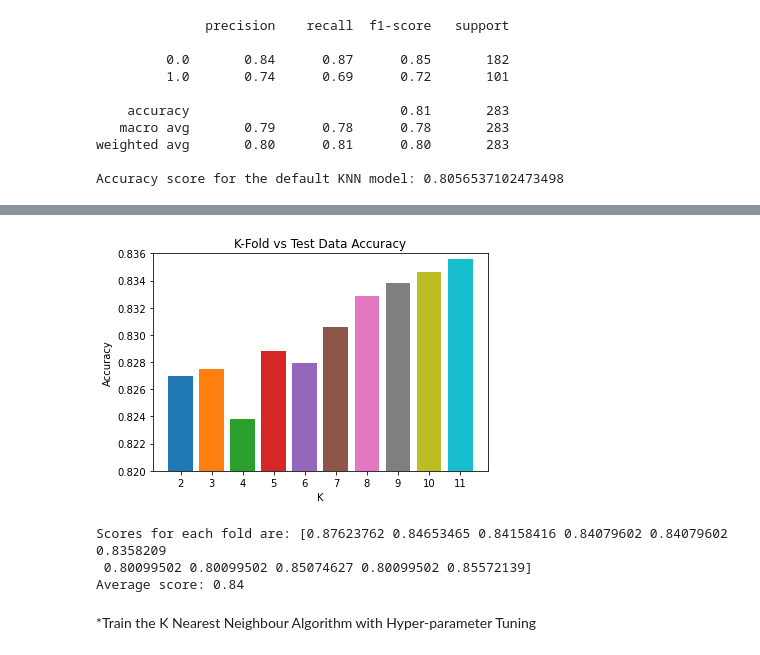
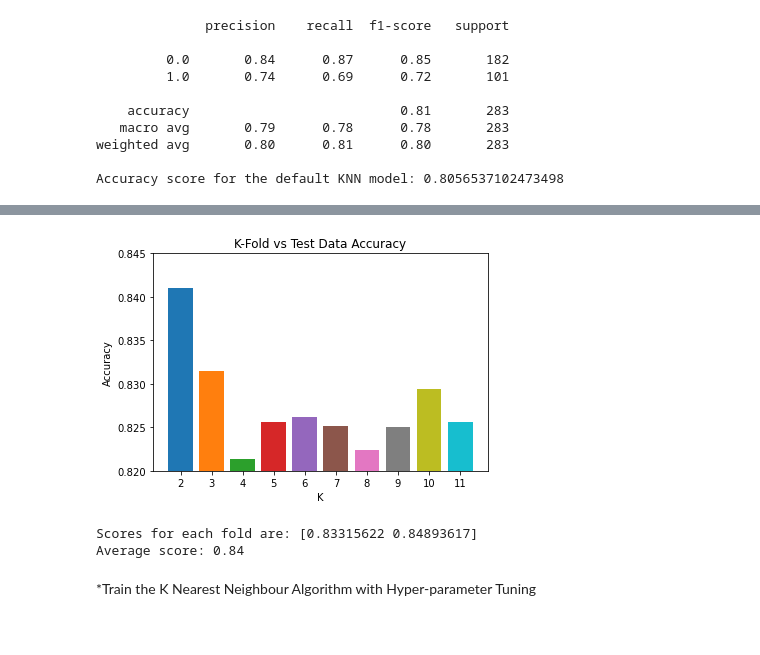
Before and after one commit to blueriver212/Crime_Prediction_ML, a Jupyter notebook: IB_FINAL.ipynb, the cells around one changed output, grey strips where cells are left out. Cells and saved outputs as stored; diff of their text form; code cells hidden in the pictures.

```diff
--- a/IB_FINAL.ipynb
+++ b/IB_FINAL.ipynb
@@ -17,6 +30,8 @@ However, issues with memory complexity of storing all training instances and ris
 # %%
-# Split data
-x_train, x_test, y_train, y_test = train_test_split(x_train, y_train, test_size=0.15, random_state=42)
+# Split data and reset x & y to training data for k-fold
+x = x_train
+y = y_train
+x_train, x_test, y_train, y_test = train_test_split(x, y, test_size=0.15, random_state=42)
 
 # Set classes based on classification complexity decided in pre-processing
 classes = {'LowCrime': 0, 'HighCrime': 1}
@@ -173,5 +197,5 @@ plt.show()
 # %%
-kf =KFold(n_splits=11, shuffle=True, random_state=42)
+kf =KFold(n_splits=3, shuffle=True, random_state=42)
 score = cross_val_score(SVC, x, y, cv= kf, scoring="accuracy")
 print(f'Scores for each fold are: {score}')
 print(f'Average score: {"{:.2f}".format(score.mean())}')
@@ -206,31 +240,28 @@ Accuracy score for the default KNN model: 0.8056537102473498
 # %%
 kfold_scores = {}
 for i in range(2,12):
     kf =KFold(n_splits=i, shuffle=True, random_state=42)
     score = cross_val_score(default_KNN_model, x, y, cv= kf, scoring="accuracy")
-    #print(f'Scores for each fold are: {score}')
-    #print(f'Number of folds = {i} Average score: {"{:.2f}".format(score.mean())}')
     res = {str(i): score.mean()}
     kfold_scores.update(res)
 
 for key in kfold_scores:
     plt.bar([key], kfold_scores[key], label=key)
 
 plt.title('K-Fold vs Test Data Accuracy')
 plt.xlabel('K')
 plt.ylabel('Accuracy')
-plt.ylim(0.82, 0.836)
+plt.ylim(0.82, 0.845)
 plt.show()
 # %% [output]
-[figure, old version]
+[figure, new version]
 # %%
-kf =KFold(n_splits=11, shuffle=True, random_state=42)
+kf =KFold(n_splits=2, shuffle=True, random_state=42)
 score = cross_val_score(default_KNN_model, x, y, cv= kf, scoring="accuracy")
 print(f'Scores for each fold are: {score}')
 print(f'Average score: {"{:.2f}".format(score.mean())}')
 # %% [output]
-Scores for each fold are: [0.87623762 0.84653465 0.84158416 0.84079602 0.84079602 0.8358209
- 0.80099502 0.80099502 0.85074627 0.80099502 0.85572139]
+Scores for each fold are: [0.83315622 0.84893617]
 Average score: 0.84
 # %% [markdown]
 *Train the K Nearest Neighbour Algorithm with Hyper-parameter Tuning
```
Also changed, not shown: parts of 15 cells of this notebook.
